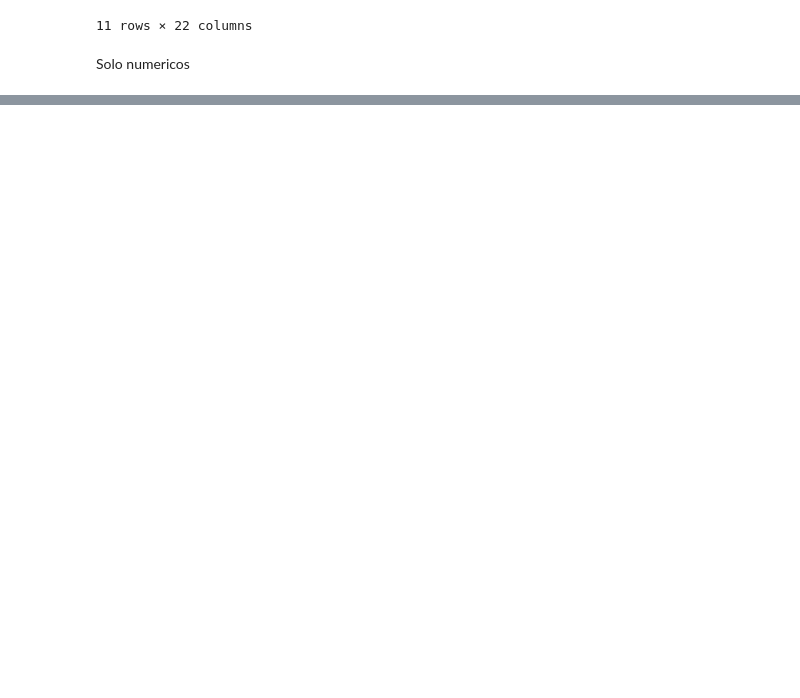
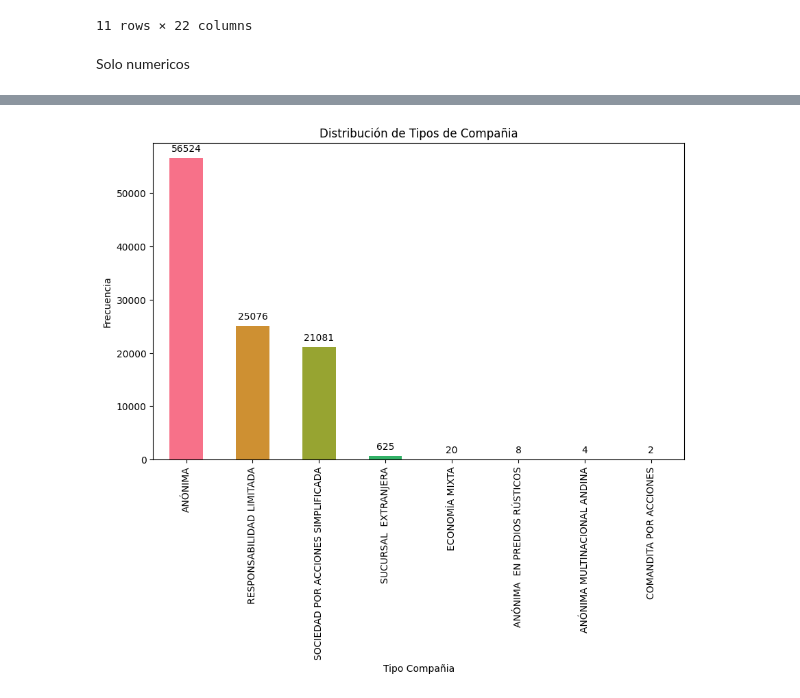
Before and after one commit to alexpin/Scraping_projec, a Jupyter notebook: notebooks/ecua_empresas.ipynb, the cells around one changed output, grey strips where cells are left out. Drawn from its saved outputs; the diff is of its cells as text; code cells hidden in the pictures; blank space fills up the shorter version.

```diff
--- a/notebooks/ecua_empresas.ipynb
+++ b/notebooks/ecua_empresas.ipynb
@@ -288,0 +372,36 @@ stats_numerics.to_excel('stadistica_numericas.xlsx', index=False)
+# %%
+import matplotlib.pyplot as plt
+import seaborn as sns
+
+# Crear una paleta de colores
+colors = sns.color_palette('husl', n_colors=len(raw_ranking2022['Tipo Compañia'].unique()))
+
+# Crear el gráfico de barras
+ax = (
+    raw_ranking2022['Tipo Compañia']
+    .value_counts()
+    .plot(
+        kind='bar',
+        figsize=(10, 6),
+        color=colors
+    )
+)
+
+# Añadir los valores encima de cada barra
+for p in ax.patches:
+    ax.annotate(
+        str(p.get_height()),
+        (p.get_x() + p.get_width() / 2., p.get_height()),
+        ha='center',
+        va='center',
+        xytext=(0, 10),
+        textcoords='offset points'
+    )
+
+# Mostrar el gráfico
+plt.xlabel('Tipo Compañia')
+plt.ylabel('Frecuencia')
+plt.title('Distribución de Tipos de Compañia')
+plt.show()
+# %% [output]
+[figure, added]
```
Also changed, not shown: parts of 12 cells of this notebook.
